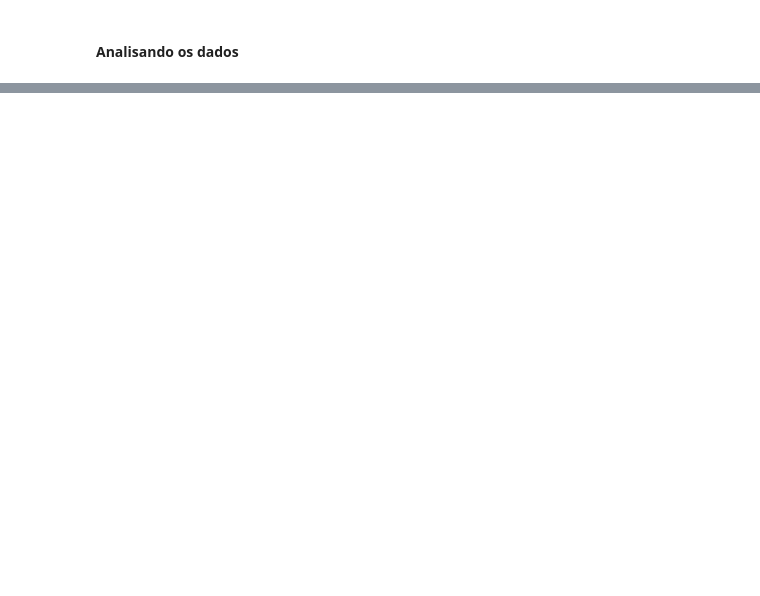
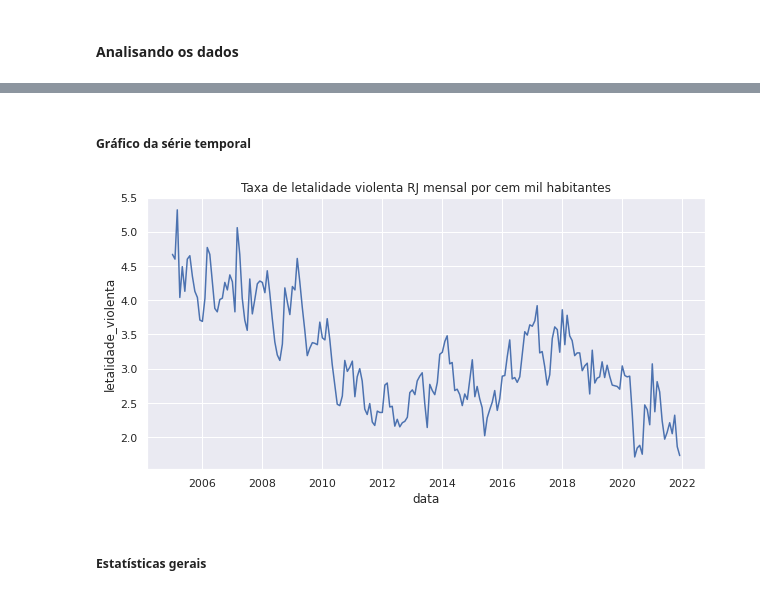
Before and after one commit to danielarruda1000/machine_learn_previsao_letalidade_rj, a Jupyter notebook: TCC.ipynb, the cells around one changed output, grey strips where cells are left out. Saved outputs shown, nothing was run; the diff lists cells and outputs as text; code cells hidden in the pictures; blank space fills up the shorter version.

```diff
--- a/TCC.ipynb
+++ b/TCC.ipynb
@@ -190,5 +71,0 @@ The data looks Gaussian (Fail to reject null hypothesis)
-# %%
-# Gerando a série estacionaria com a tecnica de diferenciação (Y' em t = Y em t - Y em t-1)
-df['y_linha'] = df['letalidade_violenta_transformada'].diff()
-df['y_linha_diff_2'] = ((df['letalidade_violenta_transformada'] - df['letalidade_violenta_transformada'].shift(1)) -
-                        (df['letalidade_violenta_transformada'].shift(1) - df['letalidade_violenta_transformada'].shift(2)))
@@ -626,0 +72,10 @@ Media mensal prevista 0.77
+# %% [markdown]
+##### Gráfico da série temporal
+# %%
+sns.lineplot(data=df, x='data', y='letalidade_violenta')
+plt.title('Taxa de letalidade violenta RJ mensal por cem mil habitantes')
+plt.show()
+# %% [output]
+[figure, added]
+# %% [markdown]
+##### Estatísticas gerais
```
Also changed, not shown: parts of 80 cells of this notebook.
